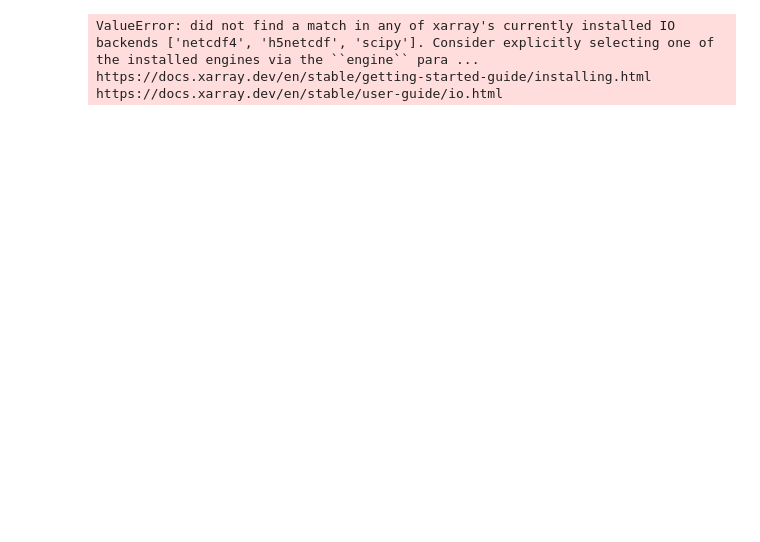
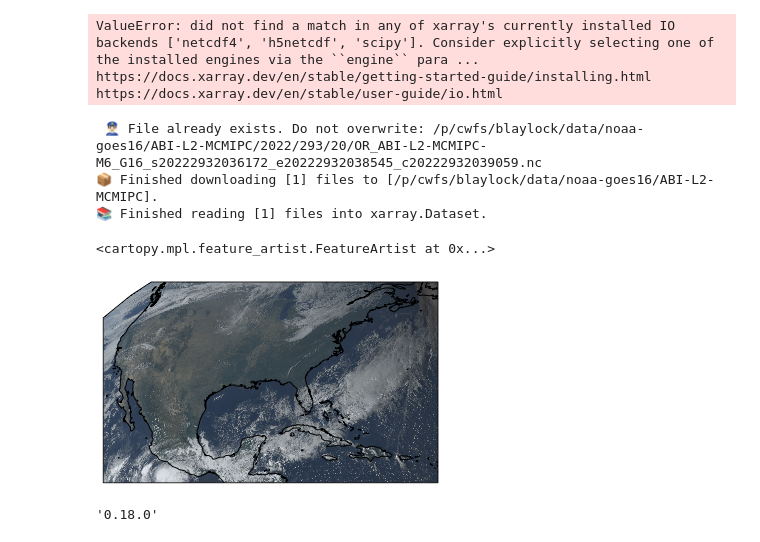
Before and after one commit to blaylockbk/goes2go, a Jupyter notebook: working_on_new_GOES_class.ipynb, the cells around one changed output. Drawn from its saved outputs; the diff is of its cells as text; code cells hidden in the pictures; blank space fills up the shorter version.

```diff
--- a/working_on_new_GOES_class.ipynb
+++ b/working_on_new_GOES_class.ipynb
@@ -207,3 +204,22 @@ xr.open_dataarray(df.file)
 ValueError: did not find a match in any of xarray's currently installed IO backends ['netcdf4', 'h5netcdf', 'scipy']. Consider explicitly selecting one of the installed engines via the ``engine`` para ...
 https://docs.xarray.dev/en/stable/getting-started-guide/installing.html
 https://docs.xarray.dev/en/stable/user-guide/io.html
+# %%
+from goes2go.data import goes_latest
+import matplotlib.pyplot as plt
+import cartopy.crs as ccrs
+
+# Download a GOES ABI dataset
+G = goes_latest(product='ABI')
+# %% [output]
+ 👮🏻‍♂️ File already exists. Do not overwrite: /p/cwfs/blaylock/data/noaa-goes16/ABI-L2-MCMIPC/2022/293/20/OR_ABI-L2-MCMIPC-M6_G16_s20222932036172_e20222932038545_c20222932039059.nc
+📦 Finished downloading [1] files to [/p/cwfs/blaylock/data/noaa-goes16/ABI-L2-MCMIPC].
+📚 Finished reading [1] files into xarray.Dataset.
+# %%
+# Make figure on Cartopy axes
+ax = plt.subplot(projection=G.rgb.crs )
+ax.imshow(G.rgb.TrueColor(), **G.rgb.imshow_kwargs)
+ax.coastlines()
+# %% [output]
+<cartopy.mpl.feature_artist.FeatureArtist at 0x...>
+[figure, added]
@@ -209,0 +228,4 @@ https://docs.xarray.dev/en/stable/user-guide/io.html
+# %%
+cartopy.__version__
+# %% [output]
+'0.18.0'
```
Also changed, not shown: parts of 6 cells of this notebook, 1 other file.
